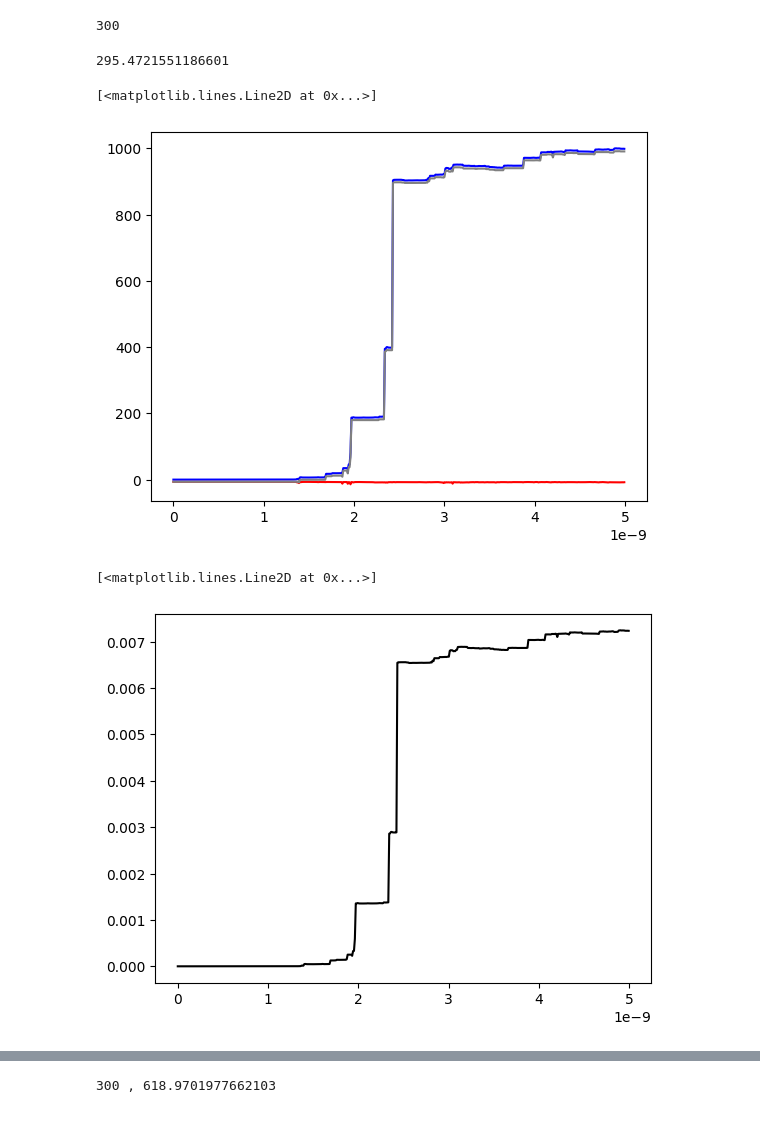
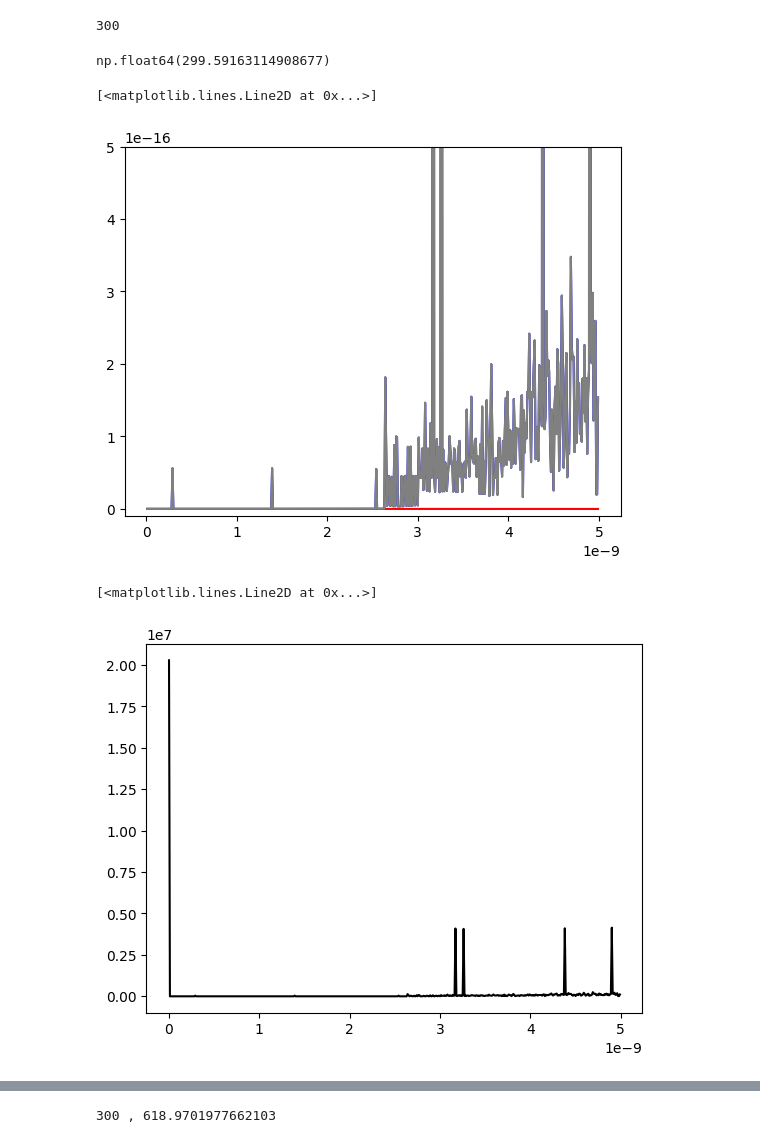
Before and after one commit to mannodiarun/MSE570, a Jupyter notebook: MD.ipynb, the cells around one changed output, grey strips where cells are left out. Saved outputs shown, nothing was run; the diff lists cells and outputs as text; code cells hidden in the pictures.

```diff
--- a/MD.ipynb
+++ b/MD.ipynb
@@ -40,7 +40,8 @@ plt.show()
 def force(x_all,y_all):
 
     en = 0
-    c = -1E-26/N  # Joules.Angstrom
+    c = -1E-20/N  # Joules.Angstrom
+#    c = -1
     rc = 5  # Angstrom
     forces_x = [0.0]*N
     forces_y = [0.0]*N
@@ -92,7 +113,7 @@ def pair_distance(x_all,y_all):
 ##  Define MD Parameters  ##
 
 Temp_start = 300  # Kelvin
-m = 4.48E-26  # kg
+m = 4.48E-20  # kg
 dt = 1e-12  # seconds
 kB = 1.380649E-23  # J/K
 # %%
@@ -179,7 +200,7 @@ Temp_start
 # %%
 Temp
 # %% [output]
-295.4721551186601
+np.float64(299.59163114908677)
 # %%
 def integrate(en, forces_x, forces_y, x, xm, y, ym):
 
@@ -191,28 +212,32 @@ def integrate(en, forces_x, forces_y, x, xm, y, ym):
 
     for i in range(0,N):
 
-        xr = x[i] - xm[i]
-        xr = xr - box*np.round(xr/box)
-        xx = x[i] + xr + (dt*dt*forces_x[i]/m)*1E10
+#        xr = x[i] - xm[i]
+#        xr = xr - box*np.round(xr/box)
+#        xx = x[i] + xr + (dt*dt*forces_x[i]/m)*1E10
+        xx = 2*x[i] - xm[i] + (dt*dt*forces_x[i]/m)*1E10
         if xx >= box:
           xx = xx - int(xx)
         if xx < 0.0:
           xx = xx - int(xx) + box
 
-        yr = y[i] - ym[i]
-        yr = yr - box*np.round(yr/box)
-        yy = y[i] + yr + (dt*dt*forces_y[i]/m)*1E10
+#        yr = y[i] - ym[i]
+#        yr = yr - box*np.round(yr/box)
+#        yy = 2*y[i] + yr + (dt*dt*forces_y[i]/m)*1E10
+        yy = 2*y[i] - ym[i] + (dt*dt*forces_x[i]/m)*1E10
         if yy >= box:
           yy = yy - int(yy)
         if yy < 0.0:
           yy = yy - int(yy) + box
 
-        xr = xx - xm[i]
-        xr = xr - box*np.round(xr/box)
-        vx[i] = (xr/(2*dt))*1E-10  # m/s
-        yr = yy - ym[i]
-        yr = yr - box*np.round(yr/box)
-        vy[i] = (yr/(2*dt))*1E-10  # m/s
+#        xr = xx - xm[i]
+#        xr = xr - box*np.round(xr/box)
+#        vx[i] = (xr/(2*dt))*1E-10  # m/s
+        vx[i] = ((xx - xm[i])/(2*dt))*1E-10
+#        yr = yy - ym[i]
+#        yr = yr - box*np.round(yr/box)
+#        vy[i] = (yr/(2*dt))*1E-10  # m/s
+        vy[i] = ((yy - ym[i])/(2*dt))*1E-10
         sumvx = sumvx + vx[i]
         sumvy = sumvy + vy[i]
         sumv2 = sumv2 + vx[i]*vx[i] + vy[i]*vy[i]
@@ -283,20 +313,18 @@ PE, KE, TE, Temp, x_start, y_start, x_final, y_final, pair_dist, times = md(tmax
 # %%
-for i in range(0,len(times)):
-    PE[i] = PE[i]*1e+26
-    KE[i] = KE[i]*1e+26
-    TE[i] = TE[i]*1e+26
 
-plt.plot(times[:], PE[:], c = 'r')
-plt.plot(times[:], KE[:], c = 'b')
-plt.plot(times[:], TE[:], c = 'grey')
+plt.ylim(-1e-17,5e-16)
+#plt.yscale('log')
+plt.plot(times[1:], PE[1:], c = 'r')
+plt.plot(times[1:], KE[1:], c = 'b')
+plt.plot(times[1:], TE[1:], c = 'grey')
 # %% [output]
 [<matplotlib.lines.Line2D at 0x...>]
-[figure, old version]
+[figure, new version]
 # %%
 plt.plot(times[:], Temp[:], c='k')
 # %% [output]
 [<matplotlib.lines.Line2D at 0x...>]
-[figure, old version]
+[figure, new version]
 # %%
 Temp
 # %% [output]
```
Also changed, not shown: parts of 10 cells of this notebook.
